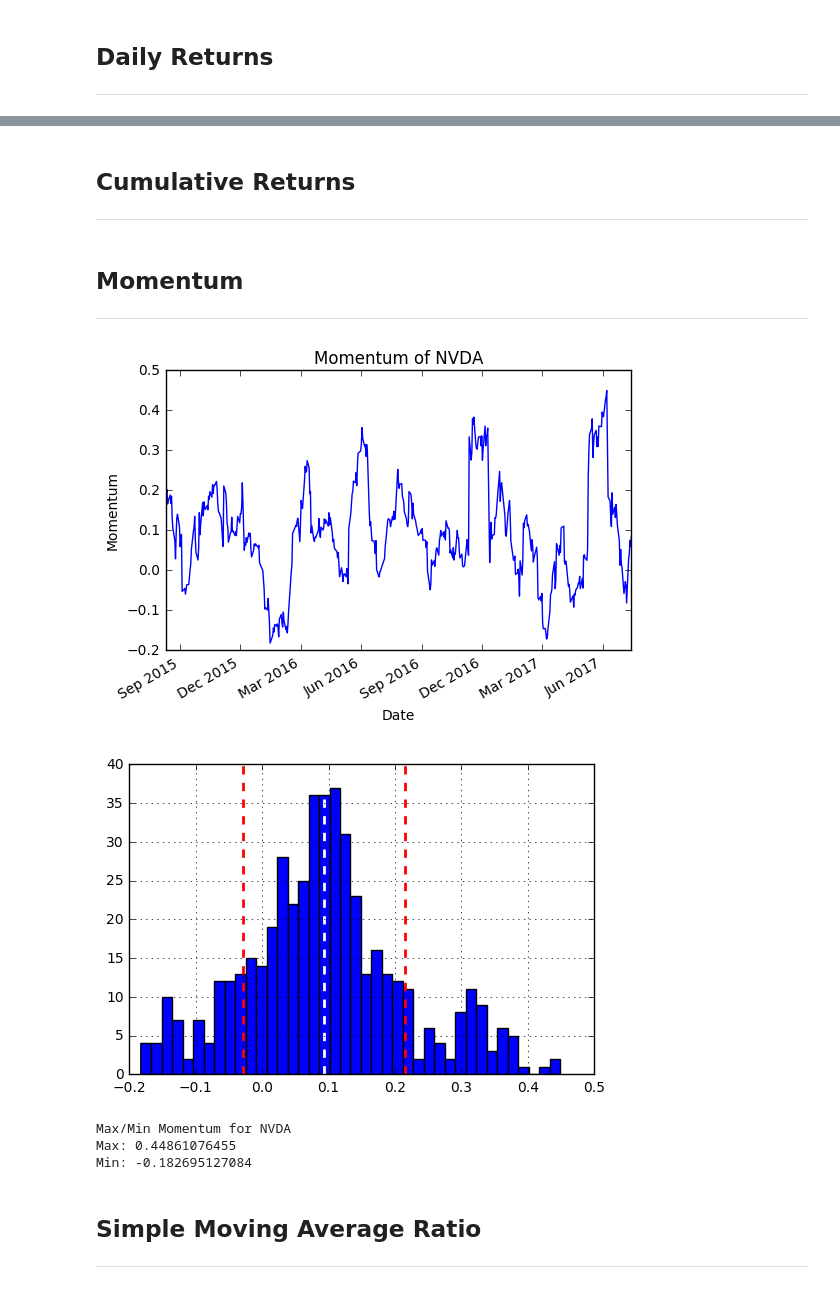
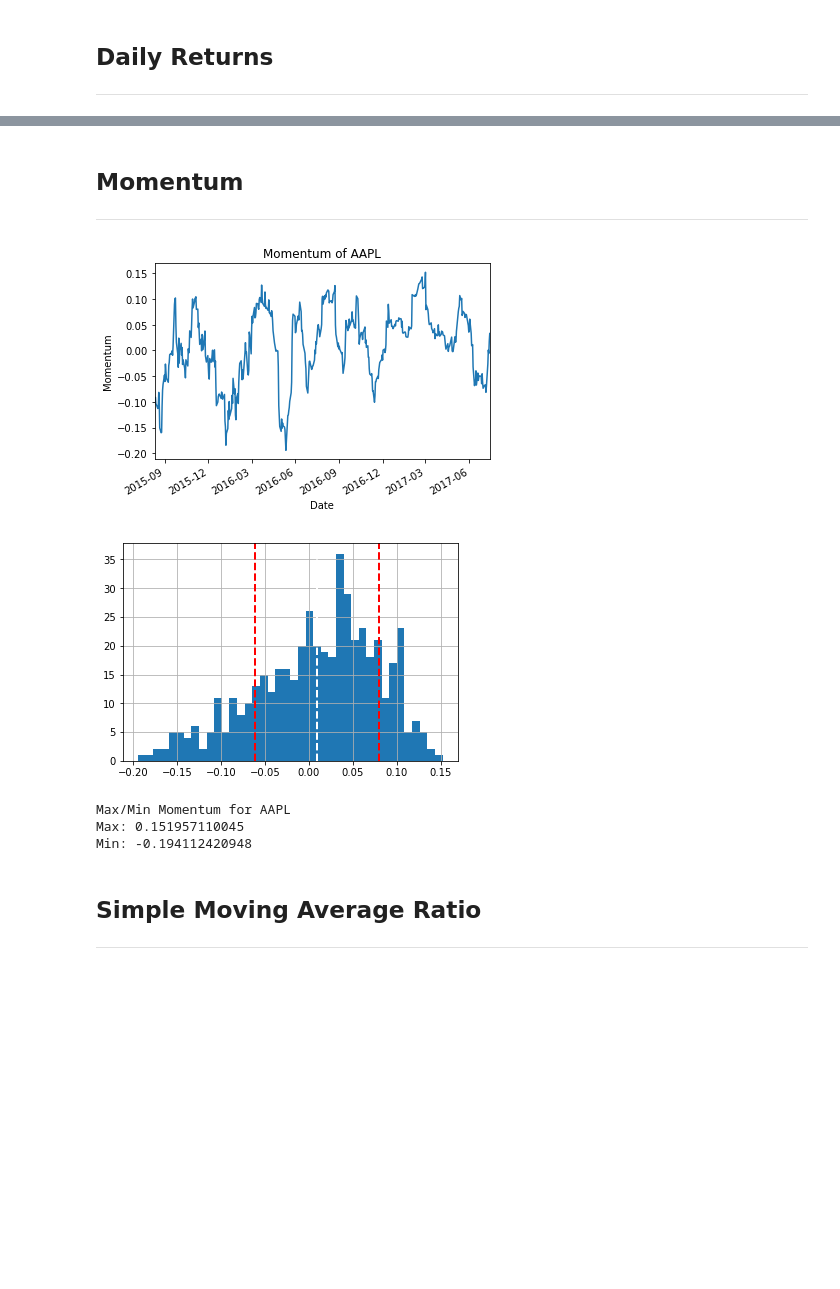
Before and after one commit to mbozelka/Machine-Learning-Capstone, a Jupyter notebook: project/data-exploration/Data Exploration.ipynb, the cells around one changed output, grey strips where cells are left out. Cells and saved outputs as stored; diff of their text form; code cells hidden in the pictures; blank space fills up the shorter version.

Commit message:
Update: Data Exploration
I've continued to work on my data exploration and model training. I added a time series split to implement so cross validation

```diff
--- a/project/data-exploration/Data Exploration.ipynb
+++ b/project/data-exploration/Data Exploration.ipynb
@@ -162,9 +167,12 @@ class RegressionLearner:
 # use two years of dates for data exploration
 dates = pd.date_range('2015-07-14', '2017-07-14')
 
+ticker = 'AAPL'
+
 # These will be the tickers we will be working with to build our model
 # SPY is added as a benchmark model.
-tickers = ['NVDA']
+tickers = [ticker]
+
 
 df_explore = fetch_data(tickers, dates)
 print df_explore.head(n=5)
@@ -245,25 +256,22 @@ plot_hist_multi(daily_returns, bins=15)
-# %% [markdown]
-## Cumulative Returns
----
 # %% [markdown]
 ## Momentum
 ---
 # %%
 # momentum at a 20 day window size.
-momentum = get_momentum(df_explore['NVDA'], window=20)
+momentum = get_momentum(df_explore[ticker], window=20)
 
-plot_data(momentum, title='Momentum of NVDA', xlabel='Date', ylabel='Momentum')
-plot_hist_with_stats(momentum, bins=40, title='NVDA')
+plot_data(momentum, title='Momentum of ' + ticker, xlabel='Date', ylabel='Momentum')
+plot_hist_with_stats(momentum, bins=40, title=ticker)
 
-print 'Max/Min Momentum for NVDA'
+print 'Max/Min Momentum for ' + ticker
 print 'Max:', momentum.max()
 print 'Min:', momentum.min()
 # %% [output]
-[figure, old version]
+[figure, new version]
-[figure, old version]
+[figure, new version]
-Max/Min Momentum for NVDA
-Max: 0.44861076455
-Min: -0.182695127084
+Max/Min Momentum for AAPL
+Max: 0.151957110045
+Min: -0.194112420948
 # %% [markdown]
 ## Simple Moving Average Ratio
 ---
```
Also changed, not shown: parts of 16 cells of this notebook.
